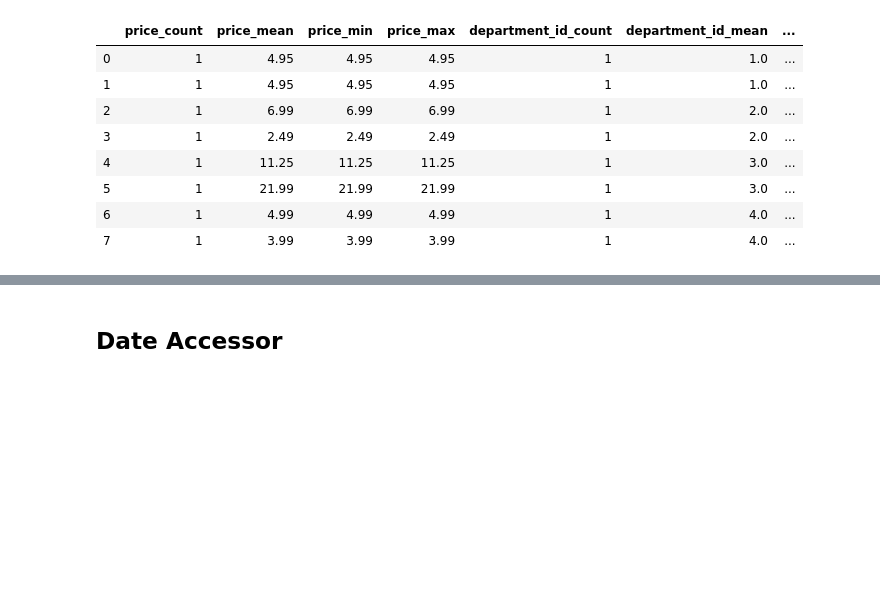
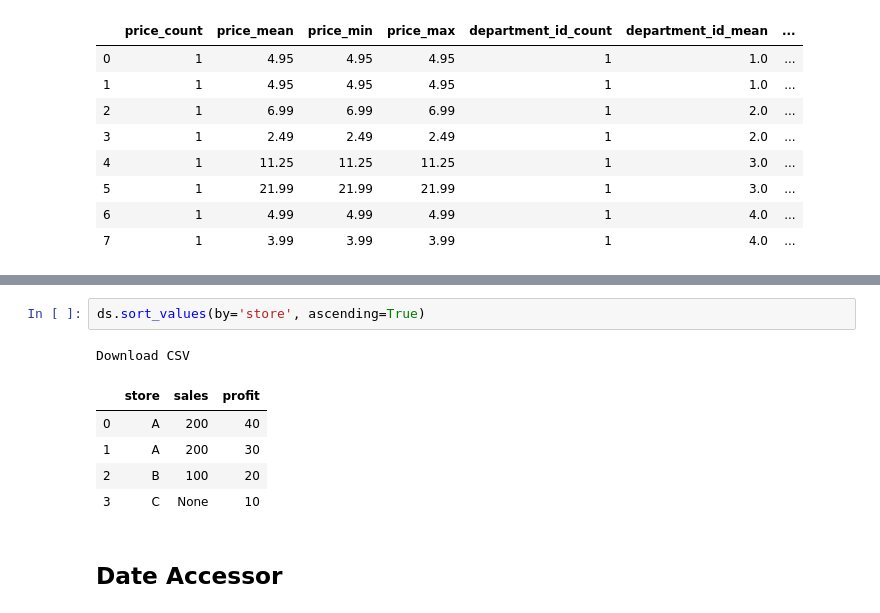
Before and after one commit to C5m7b4/atrax, a Jupyter notebook: playground.ipynb, the cells around one changed output, grey strips where cells are left out. Cells and saved outputs as stored; diff of their text form; blank space fills up the shorter version.

```diff
--- a/playground.ipynb
+++ b/playground.ipynb
@@ -1656,3 +1744,12 @@ Download CSV
+# %%
+ds.sort_values(by='store', ascending=True)
+# %% [output]
+Download CSV
+|  | store | sales | profit |
+| 0 | A | 200 | 40 |
+| 1 | A | 200 | 30 |
+| 2 | B | 100 | 20 |
+| 3 | C | None | 10 |
 # %% [markdown]
 ## Date Accessor
 # %%
```
Also changed, not shown: parts of 20 cells of this notebook, 4 other files.
